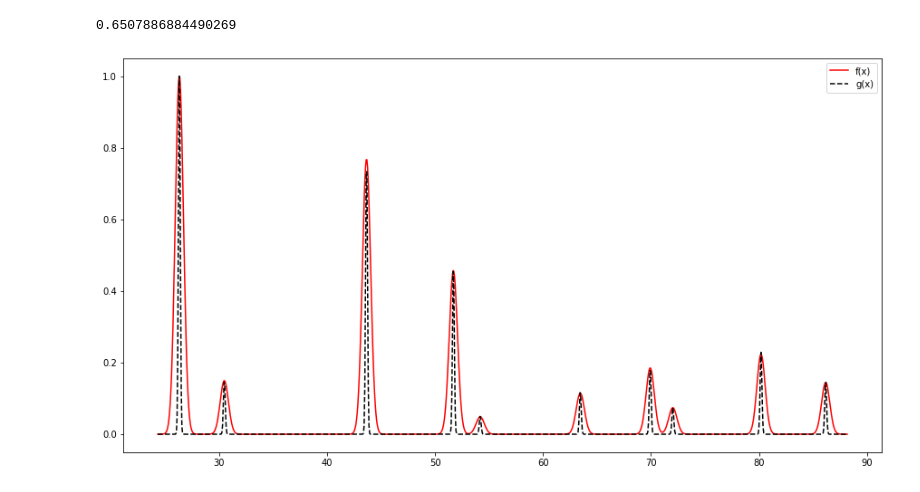
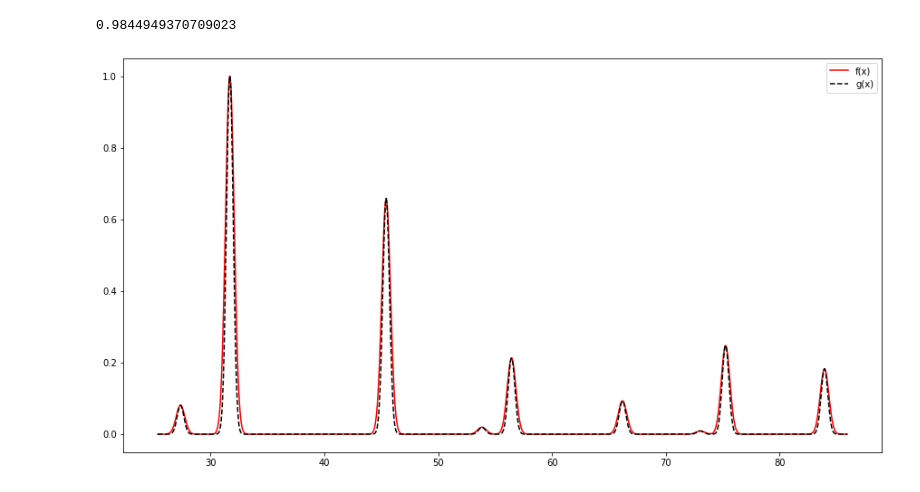
Before and after one commit to qzhu2017/XRD, a Jupyter notebook: checkSimilarity.ipynb, the cells around one changed output. Cells and saved outputs as stored; diff of their text form; code cells hidden in the pictures.

```diff
--- a/checkSimilarity.ipynb
+++ b/checkSimilarity.ipynb
@@ -10,47 +10,47 @@ import matplotlib.pyplot as plt
 import scipy
 from XRD import Element, crystal, XRD
 
-_struct1 = crystal('POSCAR',filename='POSCAR-SrF')
-# _struct1 = crystal('cif',filename='NaCl.cif')
+#_struct1 = crystal('POSCAR',filename='POSCAR-SrF')
+_struct1 = crystal('cif',filename='NaCl.cif')
 _wavelength = 1.54056
 _max_diff_angle = 90
-_profile = 'gaussian'
-_fwhm1 = 0.9
 _po = False
 _G = 0
 
-_struct2 = crystal('POSCAR',filename='POSCAR-SrF')
-# _struct2 = crystal('cif',filename='NaCl.cif')
-_fwhm2 = 0.2
+# _struct2 = crystal('POSCAR',filename='POSCAR-SrF')
+_struct2 = crystal('cif',filename='NaCl.cif')
 
-xrd1 = XRD(_struct1,_wavelength,_max_diff_angle,_profile,_fwhm1,_po,_G)
-xrd2 = XRD(_struct2,_wavelength,_max_diff_angle,_profile,_fwhm2,_po,_G)
+
+xrd1 = XRD(_struct1,_wavelength,_max_diff_angle,_po,_G)
+xrd2 = XRD(_struct2,_wavelength,_max_diff_angle,_po,_G)
 # %%
 """
-XRD.get_profile() function will return the profiling function (g2thetas and gpeaks) of the simulated patterns.
+XRD.get_profile(Num of points in profile, profile function, fwhm) function will return the profiling function (g2thetas and gpeaks) of the simulated patterns.
 """
 
 # get xrd profiling
-xrd1.get_profile(1000)
-xrd2.get_profile(1000)
+fwhm1 = 0.9
+fwhm2 = 0.7
+xrd1.get_profile(1000,'gaussian',fwhm1)
+xrd2.get_profile(1000,'gaussian',fwhm2)
 f2thetas = xrd1.g2thetas
 fpeaks = xrd1.gpeaks
 g2thetas = xrd2.g2thetas
 gpeaks = xrd2.gpeaks
 
 """
-Similarity().calculate() takes the profiled intensities to compare (fpeaks, gpeaks)
+Similarity().calculate() takes the profiled intensities to compare (fpeaks, gpeaks, triangle function weight)
 """
 
 from similarity import Similarity
 S = Similarity(fpeaks, gpeaks, 0.6).calculate()
 print(S)
 
 plt.figure(figsize=(15,8))
 plt.plot(f2thetas,fpeaks, 'r-',label = 'f(x)')
 plt.plot(g2thetas,gpeaks, 'k--',label = 'g(x)')
 plt.legend()
 plt.show()
 # %% [output]
-0.6507886884490269
+0.9844949370709023
-[figure, old version]
+[figure, new version]
```
Also changed, not shown: 1 other file.
